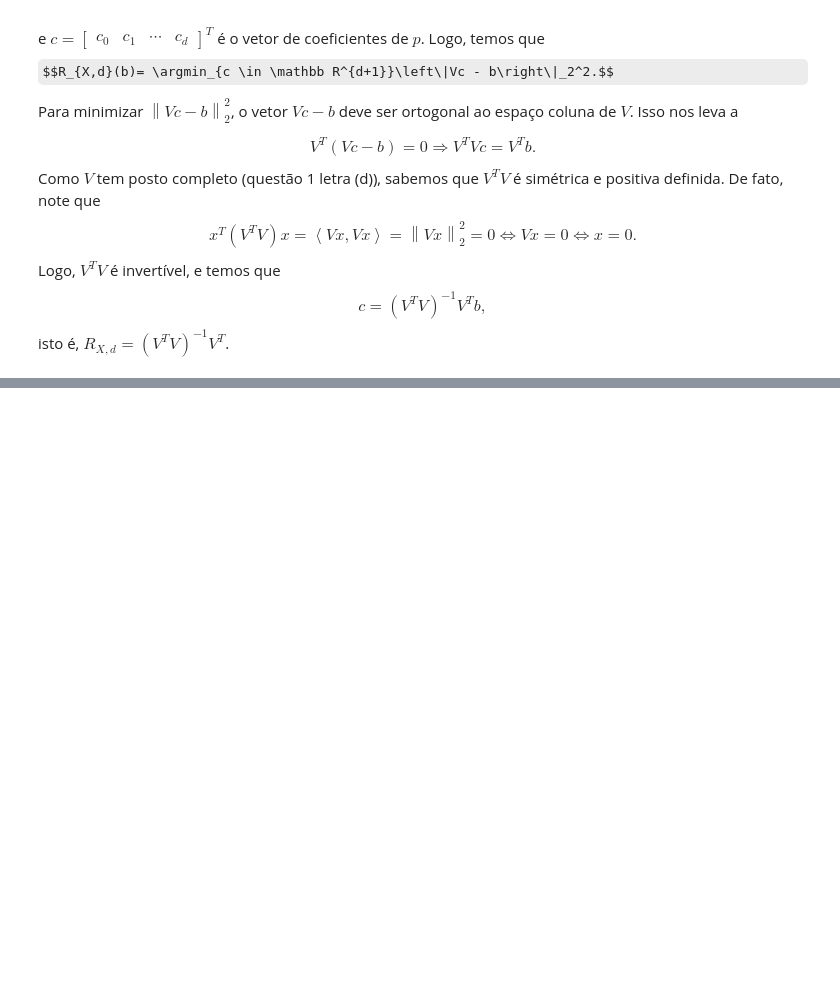
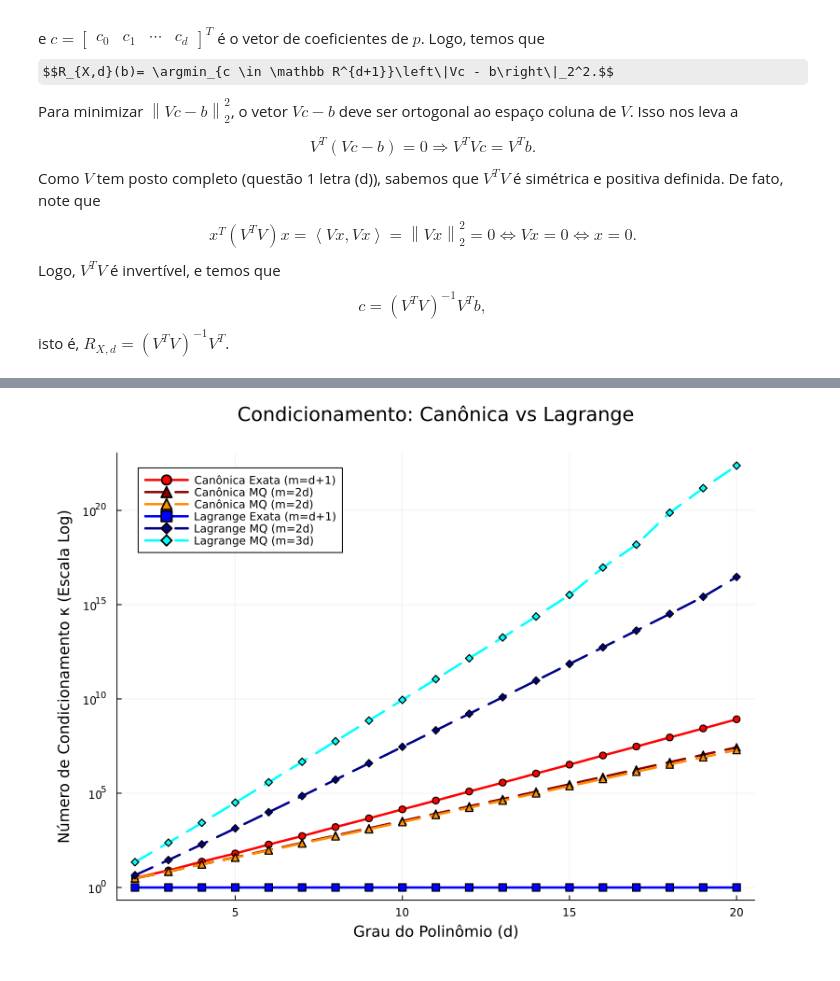
Before and after one commit to PedroDuailibe/Projeto3-ALN, a Jupyter notebook: Projeto3.ipynb, the cells around one changed output, grey strips where cells are left out. Saved outputs shown, nothing was run; the diff lists cells and outputs as text; code cells hidden in the pictures; some formulas as TeX source; blank space fills up the shorter version.

```diff
--- a/Projeto3.ipynb
+++ b/Projeto3.ipynb
@@ -133,0 +329,50 @@ isto é, $R_{X,d} = (V^TV)^{-1}V^T$.
+# %%
+function plot_comparison_bases(d_max=20)
+    degrees = 2:d_max
+
+    cond_can_exato = Float64[]
+    cond_can_2d   = Float64[]
+    cond_can_3d = Float64[]
+
+    cond_lag_exato = Float64[]
+    cond_lag_2d    = Float64[]
+    cond_lag_3d    = Float64[]
+
+    for d in degrees
+        X_exato = range(-1.0, 1.0, length=d+1)
+        X_2d   = range(-1.0, 1.0, length=2d)
+        X_3d   = range(-1.0, 1.0, length=3d)
+
+        push!(cond_can_exato, cond(matrix_LX_canonical(X_exato, d)))
+        push!(cond_can_2d,    cond(matrix_LX_canonical(X_2d, d)))
+        push!(cond_can_3d,    cond(matrix_LX_canonical(X_3d, d)))
+
+        push!(cond_lag_exato, cond(matrix_LX_lagrange(X_exato, d)))
+        push!(cond_lag_2d,    cond(matrix_LX_lagrange(X_2d, d)))
+        push!(cond_lag_3d,    cond(matrix_LX_lagrange(X_3d, d)))
+
+    end
+
+    p = plot(title="Condicionamento: Canônica vs Lagrange",
+             xlabel="Grau do Polinômio (d)",
+             ylabel="Número de Condicionamento κ (Escala Log)",
+             yscale=:log10,
+             legend=:topleft,
+             grid=true,
+             size=(800, 600),
+             margin=6Plots.mm)
+
+    plot!(p, degrees, cond_can_exato, label="Canônica Exata (m=d+1)", lw=2.5, color=:red, marker=:circle)
+    plot!(p, degrees, cond_can_2d,    label="Canônica MQ (m=2d)", lw=2.5, color=:darkred, ls=:dash, marker=:utriangle)
+    plot!(p, degrees, cond_can_3d,    label="Canônica MQ (m=2d)", lw=2.5, color=:darkorange, ls=:dash, marker=:utriangle)
+
+    plot!(p, degrees, cond_lag_exato, label="Lagrange Exata (m=d+1)", lw=2.5, color=:blue, marker=:square)
+    plot!(p, degrees, cond_lag_2d,    label="Lagrange MQ (m=2d)", lw=2.5, color=:darkblue, ls=:dash, marker=:diamond)
+    plot!(p, degrees, cond_lag_3d,    label="Lagrange MQ (m=3d)", lw=2.5, color=:cyan, ls=:dash, marker=:diamond)
+
+    return p
+end
+
+plot_comparison_bases(20)
+# %% [output]
+[figure, added]
```
Also changed, not shown: parts of 10 cells of this notebook.
